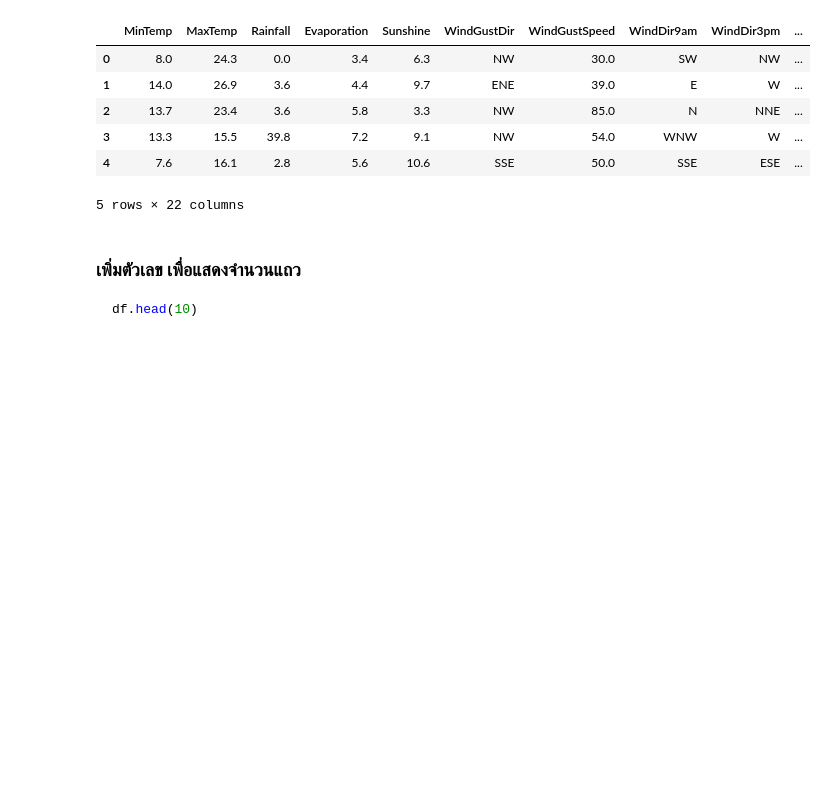
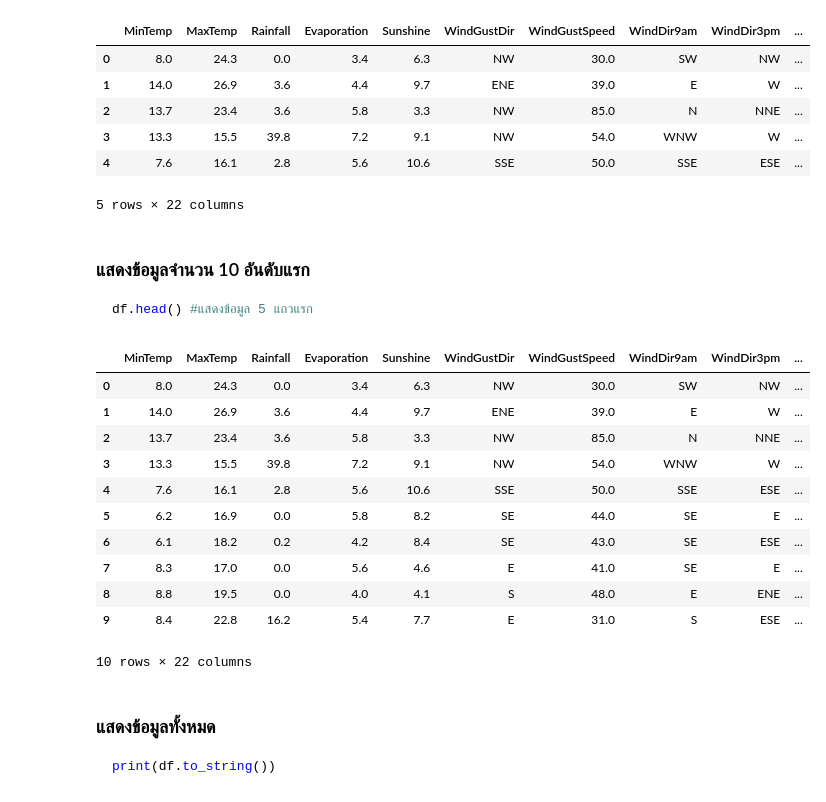
Before and after one commit to Sarus1997/numpy-pandas-python, a Jupyter notebook: read_excel.ipynb, the cells around one changed output. Drawn from its saved outputs; the diff is of its cells as text; code cells hidden in the pictures; blank space fills up the shorter version.

````diff
--- a/read_excel.ipynb
+++ b/read_excel.ipynb
@@ -24,9 +24,33 @@ df.head()
 | 3 | 13.3 | 15.5 | 39.8 | 7.2 | 9.1 | NW | 54.0 | WNW | W | ... |
 | 4 | 7.6 | 16.1 | 2.8 | 5.6 | 10.6 | SSE | 50.0 | SSE | ESE | ... |
 5 rows × 22 columns
-# %% [markdown]
-### เพิ่มตัวเลข เพื่อแสดงจำนวนแถว
-
-```python
-df.head(10)
-```
+# %% [markdown]
+### แสดงข้อมูลจำนวน 10 อันดับแรก
+
+```python
+df.head() #แสดงข้อมูล 5 แถวแรก
+```
+# %%
+import pandas as pd # type: ignore
+
+df = pd.read_excel('data/weather.xlsx')
+
+df.head(10)
+# %% [output]
+|  | MinTemp | MaxTemp | Rainfall | Evaporation | Sunshine | WindGustDir | WindGustSpeed | WindDir9am | WindDir3pm | ... |
+| 0 | 8.0 | 24.3 | 0.0 | 3.4 | 6.3 | NW | 30.0 | SW | NW | ... |
+| 1 | 14.0 | 26.9 | 3.6 | 4.4 | 9.7 | ENE | 39.0 | E | W | ... |
+| 2 | 13.7 | 23.4 | 3.6 | 5.8 | 3.3 | NW | 85.0 | N | NNE | ... |
+| 3 | 13.3 | 15.5 | 39.8 | 7.2 | 9.1 | NW | 54.0 | WNW | W | ... |
+| 4 | 7.6 | 16.1 | 2.8 | 5.6 | 10.6 | SSE | 50.0 | SSE | ESE | ... |
+| 5 | 6.2 | 16.9 | 0.0 | 5.8 | 8.2 | SE | 44.0 | SE | E | ... |
+| 6 | 6.1 | 18.2 | 0.2 | 4.2 | 8.4 | SE | 43.0 | SE | ESE | ... |
+| 7 | 8.3 | 17.0 | 0.0 | 5.6 | 4.6 | E | 41.0 | SE | E | ... |
+| 8 | 8.8 | 19.5 | 0.0 | 4.0 | 4.1 | S | 48.0 | E | ENE | ... |
+| 9 | 8.4 | 22.8 | 16.2 | 5.4 | 7.7 | E | 31.0 | S | ESE | ... |
+10 rows × 22 columns
+# %% [markdown]
+### แสดงข้อมูลทั้งหมด
+```python
+print(df.to_string())
+```
````
Also changed, not shown: parts of 3 cells of this notebook, 4 other files.
